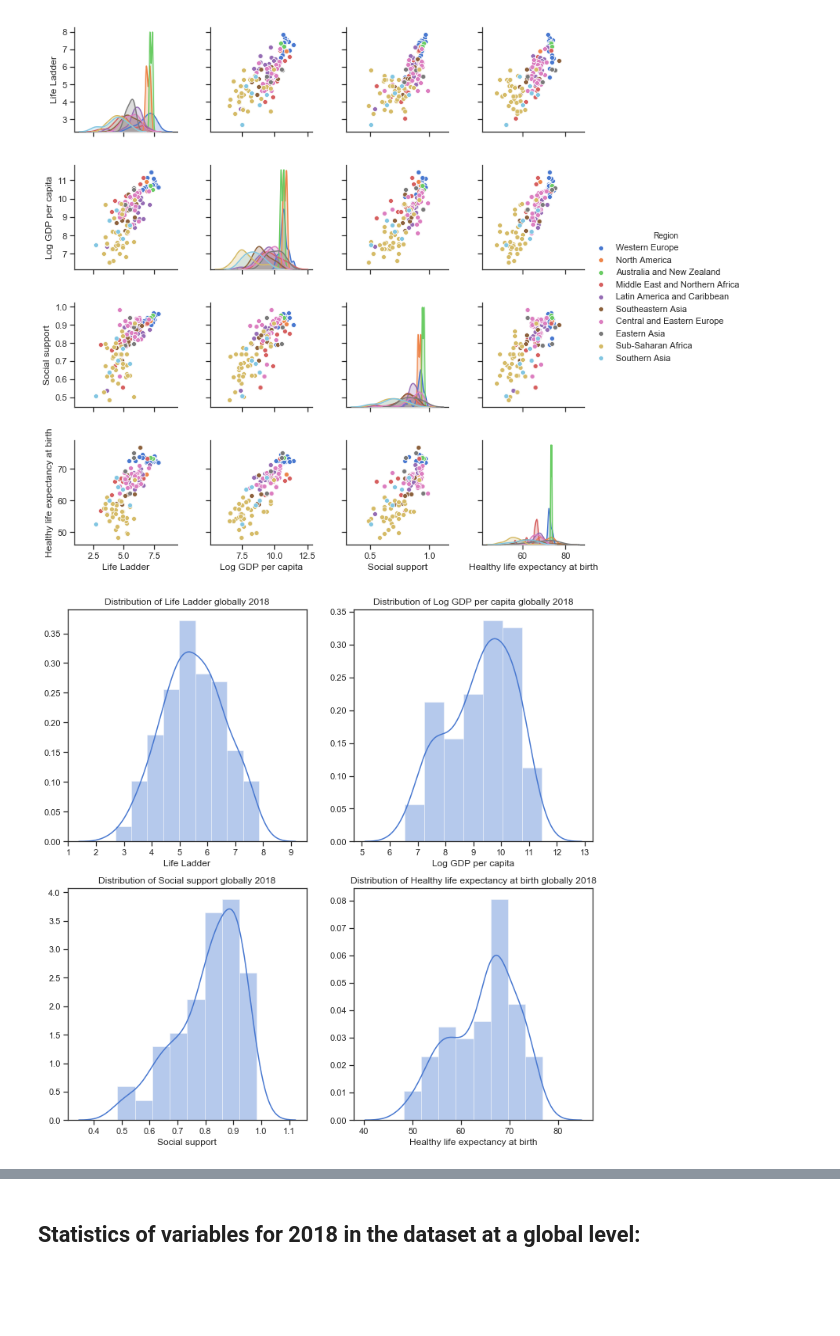
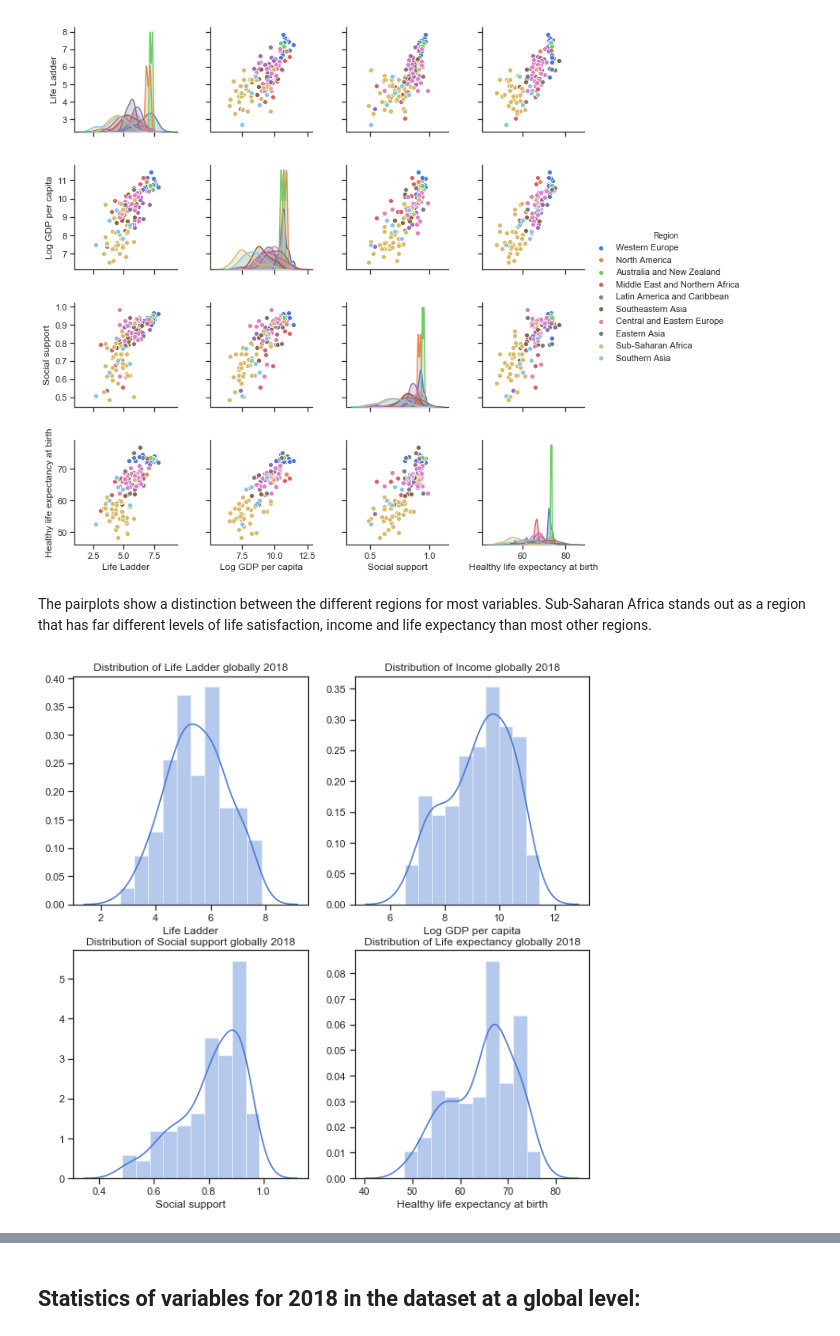
Before and after one commit to angela1C/Programming-for-Data-Analysis-Simulation-Project-2019, a Jupyter notebook: HappySimulate.ipynb, the cells around one changed output, grey strips where cells are left out. Cells and saved outputs as stored; diff of their text form; code cells hidden in the pictures; blank space fills up the shorter version.

```diff
--- a/HappySimulate.ipynb
+++ b/HappySimulate.ipynb
@@ -679,23 +596,21 @@ sns.pairplot(dfh.iloc[:,:6], hue="Region");
 # %% [output]
 Distribution of Life satisfaction, Income and Social Support by region
 [figure]
+# %% [markdown]
+The pairplots show a distinction between the different regions for most variables. Sub-Saharan Africa stands out as a region that has far different levels of life satisfaction, income and life expectancy than most other regions.
 # %%
-# set up the subplots
+# set up the subplots, style and palette
 sns.set(style="ticks", palette="muted")
-f,axes=plt.subplots(2,2, figsize=(12,12))
-
+f,axes=plt.subplots(2,2, figsize=(10,10))
 # plot the distributions of each of the main variables. At global level first. Look at Regional after
-
-sns.distplot(dfh['Life Ladder'].dropna(), ax=axes[0,0]);
+sns.distplot(dfh['Life Ladder'].dropna(), ax=axes[0,0], bins=10);
+# set axes title
 axes[0,0].set_title("Distribution of Life Ladder globally 2018");
-
-sns.distplot(dfh['Log GDP per capita'].dropna(), ax=axes[0,1]);
-axes[0,1].set_title("Distribution of Log GDP per capita globally 2018");
-
-sns.distplot(dfh['Social support'].dropna(), ax=axes[1,0]);
+sns.distplot(dfh['Log GDP per capita'].dropna(), ax=axes[0,1], bins=10);
+axes[0,1].set_title("Distribution of Income globally 2018");
+sns.distplot(dfh['Social support'].dropna(), ax=axes[1,0], bins=10);
 axes[1,0].set_title("Distribution of Social support globally 2018");
-
-sns.distplot(dfh['Healthy life expectancy at birth'].dropna(), ax=axes[1,1]);
-axes[1,1].set_title("Distribution of Healthy life expectancy at birth globally 2018");
+sns.distplot(dfh['Healthy life expectancy at birth'].dropna(), ax=axes[1,1], bins=10);
+axes[1,1].set_title("Distribution of Life expectancy globally 2018");
 # %% [output]
-[figure, old version]
+[figure, new version]
```
Also changed, not shown: parts of 102 cells of this notebook, 1 other file.
